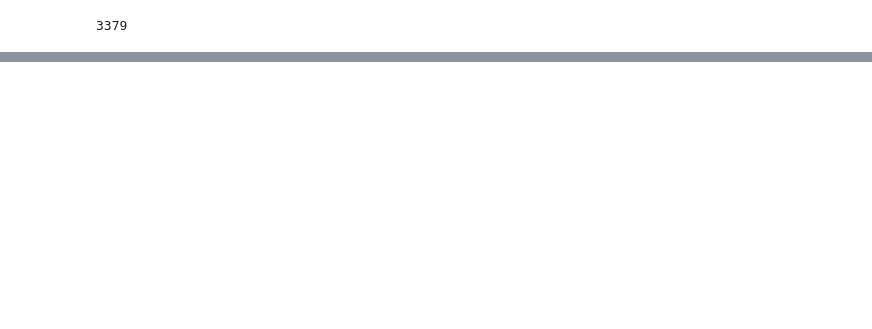
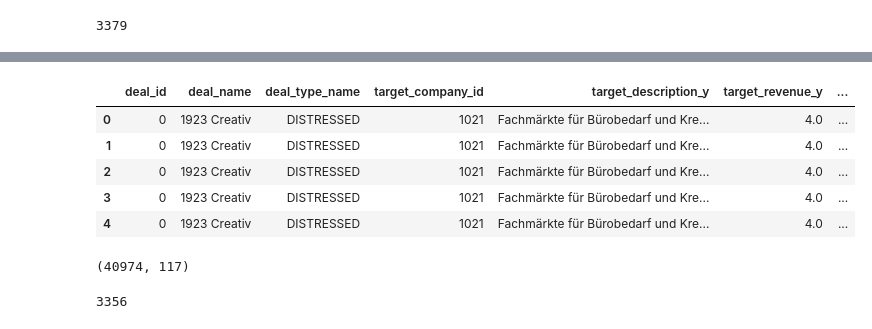
Before and after one commit to michabrz/DealMatch, a Jupyter notebook: notebooks/matching_table.ipynb, the cells around one changed output, grey strips where cells are left out. Saved outputs shown, nothing was run; the diff lists cells and outputs as text; code cells hidden in the pictures; blank space fills up the shorter version.

```diff
--- a/notebooks/matching_table.ipynb
+++ b/notebooks/matching_table.ipynb
@@ -169,0 +203,22 @@ df_mt_final_left.to_excel('matching_table_inv_profiles_nan.xlsx', encoding="UTF-
+# %%
+df_mt_final_left_2 = df_mt_final_left_1.drop(columns=['Unnamed: 0', 'id', 'project_name', 'target_id', 'target_description_x',
+                                                      'target_revenue_x', 'target_ebitda_x', 'target_ebit_x', 'target_region_id', 'keywords_y'])
+# %%
+cols = df_mt_final_left_2.columns.to_list()
+# %%
+cols = cols[-12:] + cols[:-12]
+# %%
+df_mt_final_left_2 = df_mt_final_left_2[cols]
+# %%
+df_mt_final_left_2.head()
+# %% [output]
+|  | deal_id | deal_name | deal_type_name | target_company_id | target_description_y | target_revenue_y | ... |
+| 0 | 0 | 1923 Creativ | DISTRESSED | 1021 | Fachmärkte für Bürobedarf und Kre... | 4.0 | ... |
+| 1 | 0 | 1923 Creativ | DISTRESSED | 1021 | Fachmärkte für Bürobedarf und Kre... | 4.0 | ... |
+| 2 | 0 | 1923 Creativ | DISTRESSED | 1021 | Fachmärkte für Bürobedarf und Kre... | 4.0 | ... |
+| 3 | 0 | 1923 Creativ | DISTRESSED | 1021 | Fachmärkte für Bürobedarf und Kre... | 4.0 | ... |
+| 4 | 0 | 1923 Creativ | DISTRESSED | 1021 | Fachmärkte für Bürobedarf und Kre... | 4.0 | ... |
+# %%
+df_mt_final_left_2.shape
+# %% [output]
+(40974, 117)
@@ -169,0 +227,4 @@ df_mt_final_left.to_excel('matching_table_inv_profiles_nan.xlsx', encoding="UTF-
+# %%
+df_mt_final_left_2.investor_id.nunique()
+# %% [output]
+3356
```
Also changed, not shown: parts of 6 cells of this notebook, 3 other files.
